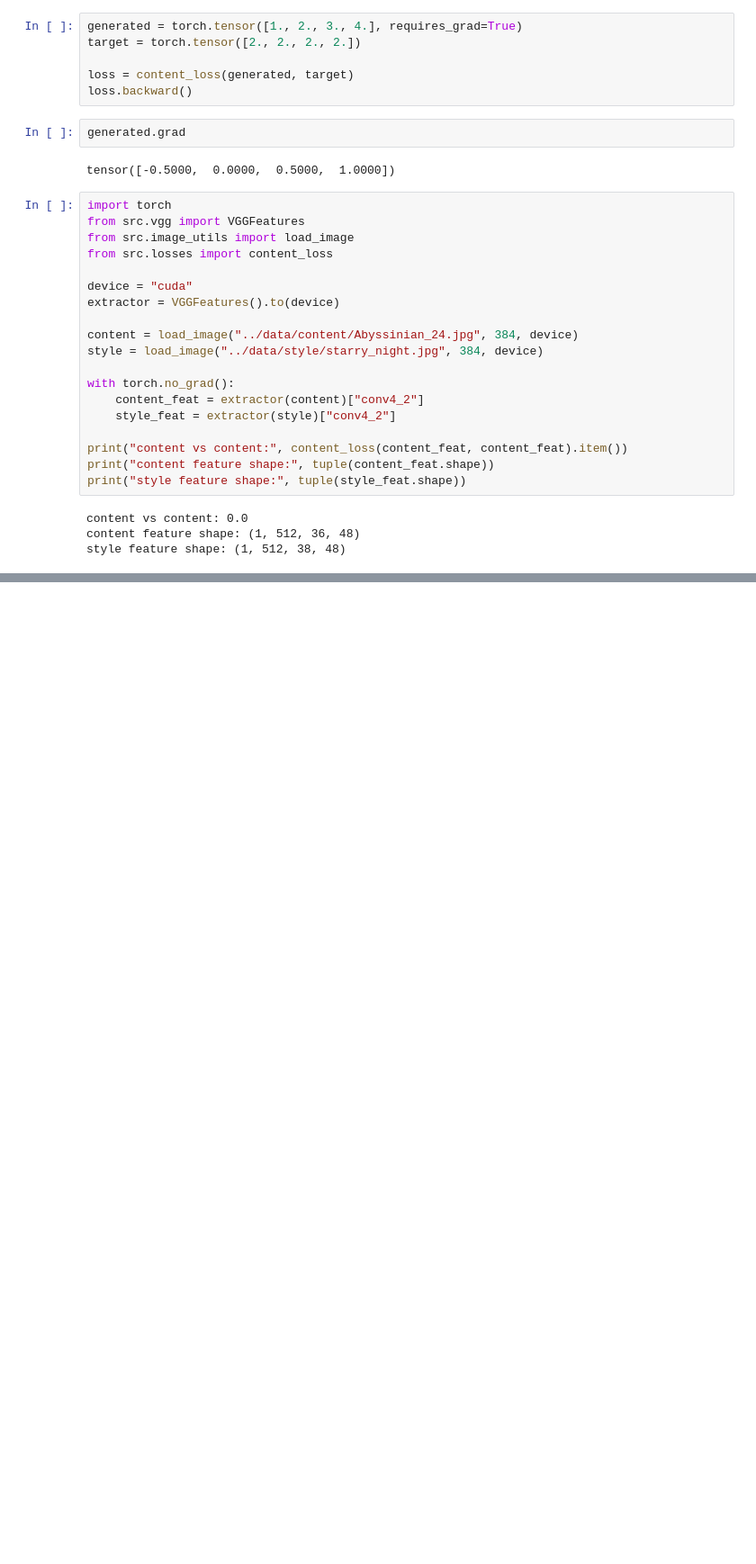
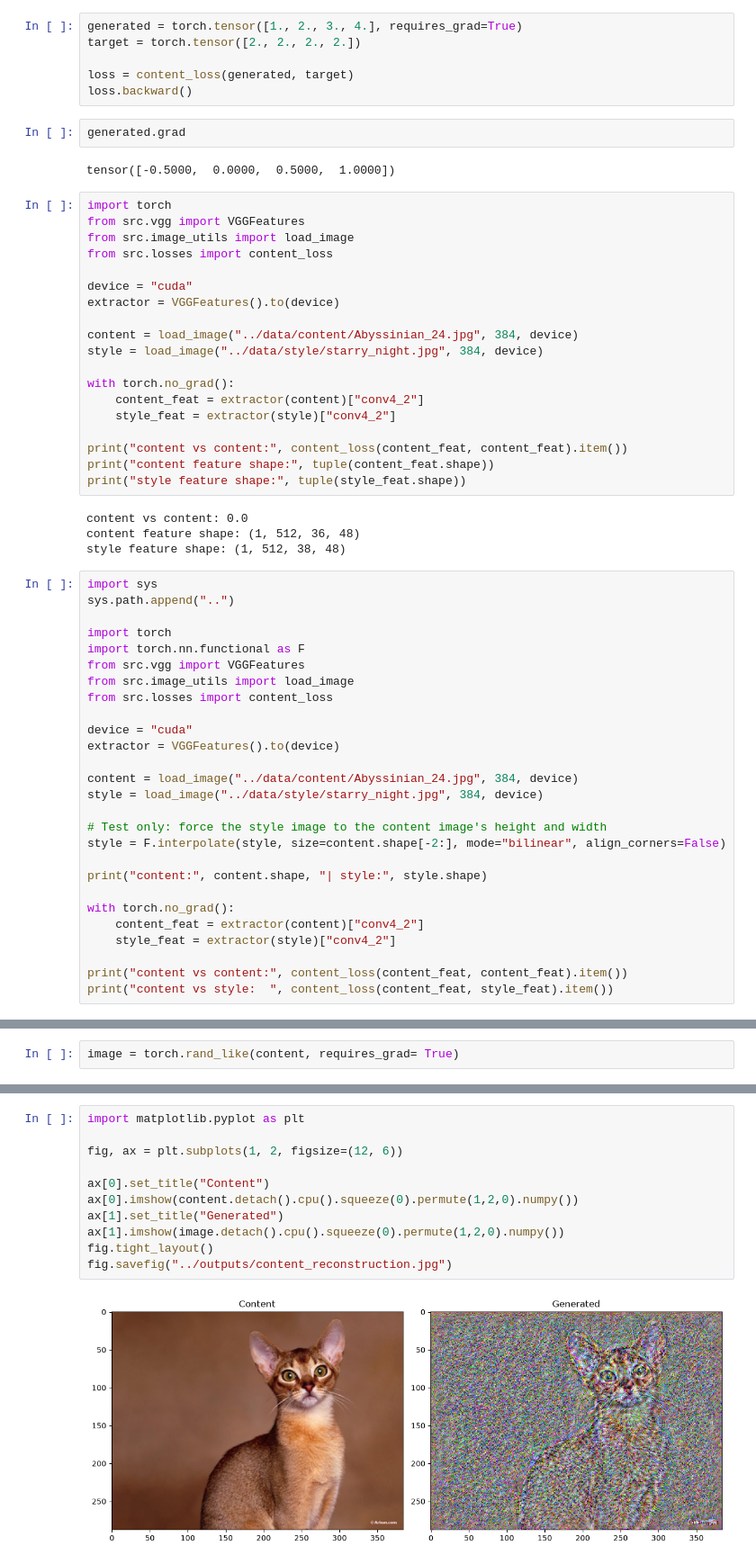
Before and after one commit to kunjagarwal-dev/neural-style-transfer, a Jupyter notebook: notebooks/03_content_loss.ipynb, the cells around one changed output, grey strips where cells are left out. Shown at 90% size. Cells and saved outputs as stored; diff of their text form; blank space fills up the shorter version.

Commit message:
verify content reconstruction from noise

```diff
--- a/notebooks/03_content_loss.ipynb
+++ b/notebooks/03_content_loss.ipynb
@@ -72,3 +72,30 @@ print("style feature shape:", tuple(style_feat.shape))
 content vs content: 0.0
 content feature shape: (1, 512, 36, 48)
 style feature shape: (1, 512, 38, 48)
+# %%
+import sys
+sys.path.append("..")
+
+import torch
+import torch.nn.functional as F
+from src.vgg import VGGFeatures
+from src.image_utils import load_image
+from src.losses import content_loss
+
+device = "cuda"
+extractor = VGGFeatures().to(device)
+
+content = load_image("../data/content/Abyssinian_24.jpg", 384, device)
+style = load_image("../data/style/starry_night.jpg", 384, device)
+
+# Test only: force the style image to the content image's height and width
+style = F.interpolate(style, size=content.shape[-2:], mode="bilinear", align_corners=False)
+
+print("content:", content.shape, "| style:", style.shape)
+
+with torch.no_grad():
+    content_feat = extractor(content)["conv4_2"]
+    style_feat = extractor(style)["conv4_2"]
+
+print("content vs content:", content_loss(content_feat, content_feat).item())
+print("content vs style:  ", content_loss(content_feat, style_feat).item())
@@ -74,0 +112,2 @@ style feature shape: (1, 512, 38, 48)
+# %%
+image = torch.rand_like(content, requires_grad= True)
@@ -74,0 +134,13 @@ style feature shape: (1, 512, 38, 48)
+# %%
+import matplotlib.pyplot as plt
+
+fig, ax = plt.subplots(1, 2, figsize=(12, 6))
+
+ax[0].set_title("Content")
+ax[0].imshow(content.detach().cpu().squeeze(0).permute(1,2,0).numpy())
+ax[1].set_title("Generated")
+ax[1].imshow(image.detach().cpu().squeeze(0).permute(1,2,0).numpy())
+fig.tight_layout()
+fig.savefig("../outputs/content_reconstruction.jpg")
+# %% [output]
+[figure, added]
```
Also changed, not shown: parts of 4 cells of this notebook, 1 other file.
